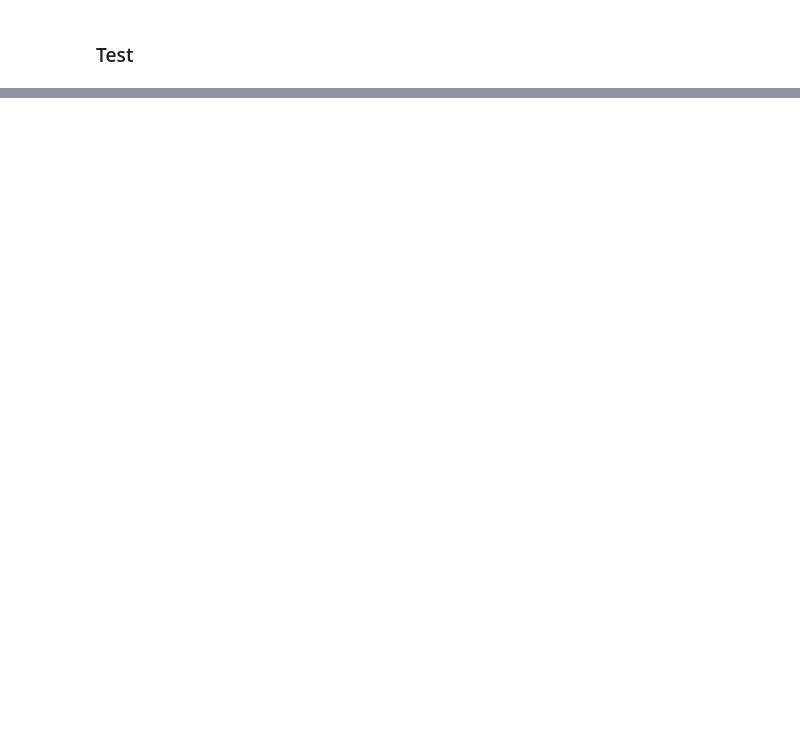
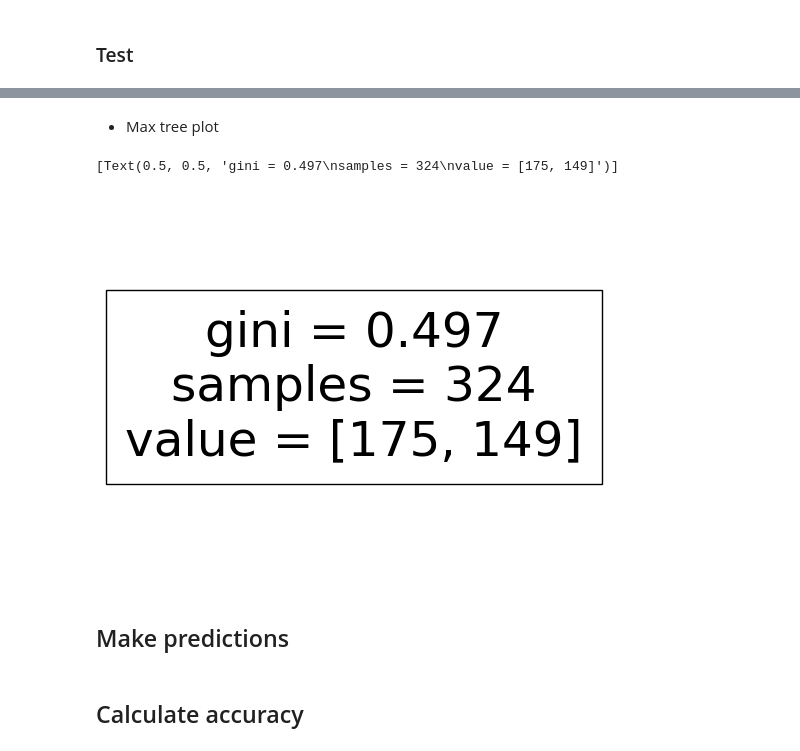
Before and after one commit to Pimchanok6430205105/BSC_DPDM23, a Jupyter notebook: Classification.ipynb, the cells around one changed output, grey strips where cells are left out. Cells and saved outputs as stored; diff of their text form; code cells hidden in the pictures; blank space fills up the shorter version.

```diff
--- a/Classification.ipynb
+++ b/Classification.ipynb
@@ -240,0 +297,2 @@ accuracy_score(y_test, y_predict2) #ยิ่งต้นไม้เตี้
+# %%
+Dtree3 = DecisionTreeClassifier(random_state=0, min_weight_fraction_leaf=0.001)
@@ -240,0 +301,2 @@ accuracy_score(y_test, y_predict2) #ยิ่งต้นไม้เตี้
+# %%
+Dtree4 = DecisionTreeClassifier(random_state=0, min_weight_fraction_leaf=0.499)
@@ -240,0 +307,2 @@ accuracy_score(y_test, y_predict2) #ยิ่งต้นไม้เตี้
+# %%
+Dtree3.fit(X_train, y_train)
@@ -240,0 +313,2 @@ accuracy_score(y_test, y_predict2) #ยิ่งต้นไม้เตี้
+# %%
+Dtree4.fit(X_train, y_train)
@@ -240,0 +345,9 @@ accuracy_score(y_test, y_predict2) #ยิ่งต้นไม้เตี้
+# %% [markdown]
+ - Max tree plot
+# %%
+tree.plot_tree(Dtree4)
+# %% [output]
+[Text(0.5, 0.5, 'gini = 0.497\nsamples = 324\nvalue = [175, 149]')]
+[figure, added]
+# %% [markdown]
+## Make predictions
@@ -240,0 +358,2 @@ accuracy_score(y_test, y_predict2) #ยิ่งต้นไม้เตี้
+# %% [markdown]
+##  Calculate accuracy
```
Also changed, not shown: parts of 50 cells of this notebook.
